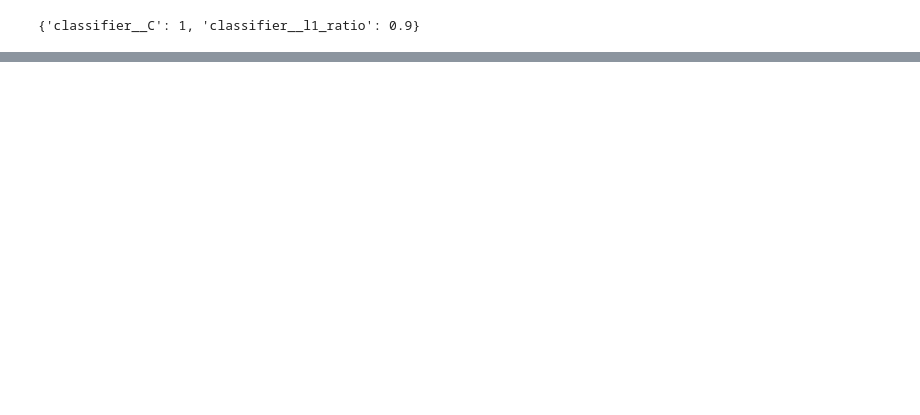
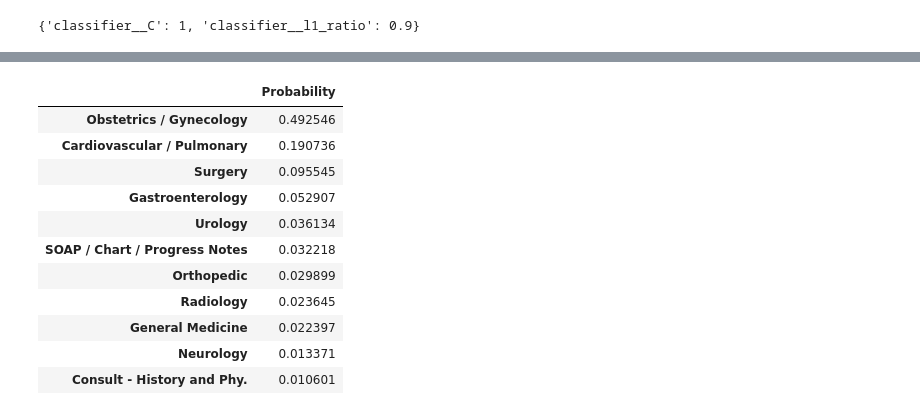
Before and after one commit to Tara-Sophia/NLP_Masterthesis, a Jupyter notebook: notebooks/01-hp-lrmodel.ipynb, the cells around one changed output, grey strips where cells are left out. Drawn from its saved outputs; the diff is of its cells as text; code cells hidden in the pictures; blank space fills up the shorter version.

```diff
--- a/notebooks/01-hp-lrmodel.ipynb
+++ b/notebooks/01-hp-lrmodel.ipynb
@@ -270,0 +325,16 @@ However some categories like Gastrientology are still not predicted well
+# %%
+sample_2 = "Multiple views of the heart and great vessels reveal normal intracardiac and great vessel relationships."
+predict_category(sample_2)
+# %% [output]
+|  | Probability |
+| Obstetrics / Gynecology | 0.492546 |
+| Cardiovascular / Pulmonary | 0.190736 |
+| Surgery | 0.095545 |
+| Gastroenterology | 0.052907 |
+| Urology | 0.036134 |
+| SOAP / Chart / Progress Notes | 0.032218 |
+| Orthopedic | 0.029899 |
+| Radiology | 0.023645 |
+| General Medicine | 0.022397 |
+| Neurology | 0.013371 |
+| Consult - History and Phy. | 0.010601 |
```
Also changed, not shown: parts of 18 cells of this notebook, 1 other file.
